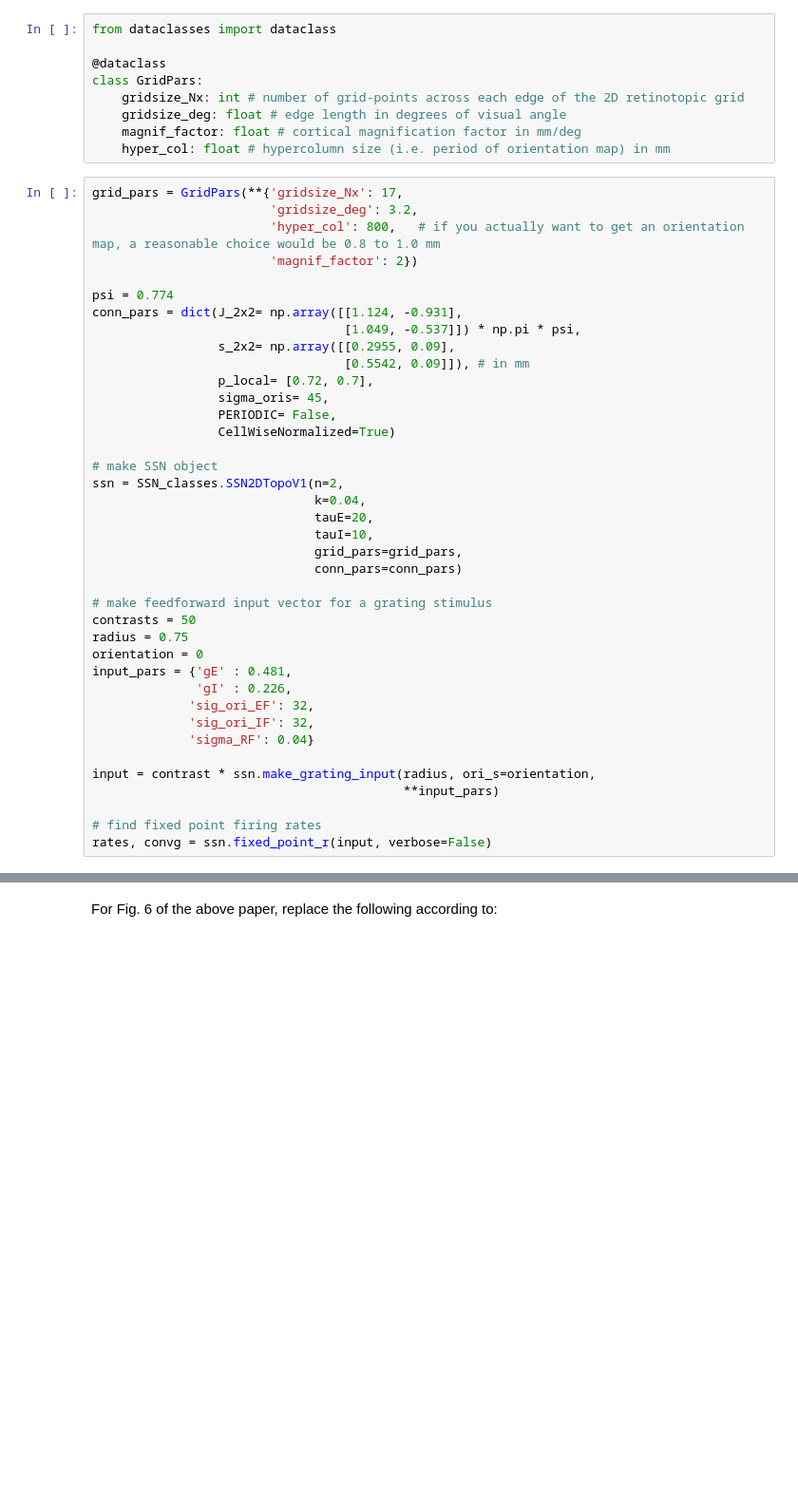
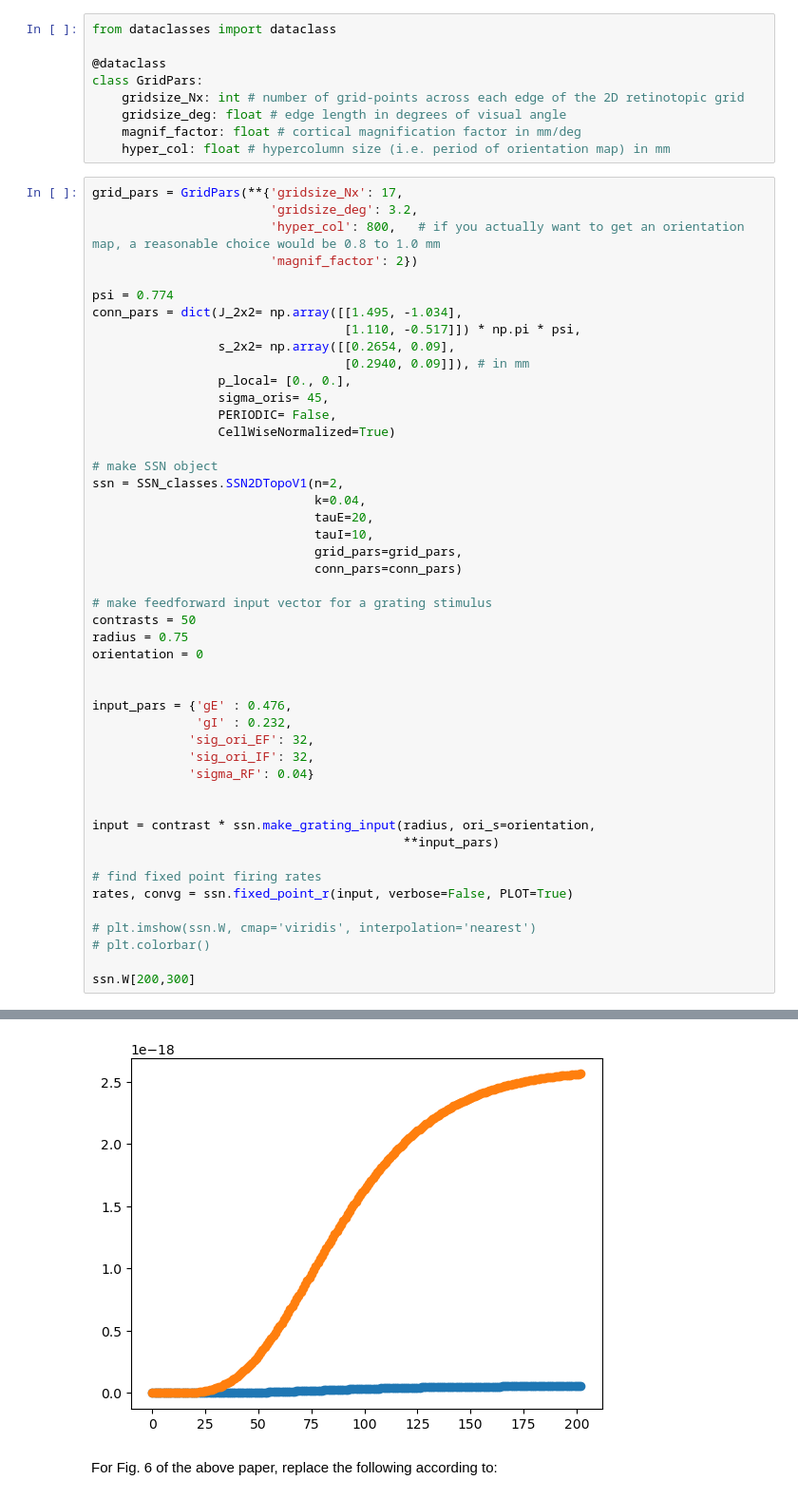
Before and after one commit to derek1909/ssn-simulator, a Jupyter notebook: Simple_Usage.ipynb, the cells around one changed output, grey strips where cells are left out. Shown at 95% size. Drawn from its saved outputs; the diff is of its cells as text; blank space fills up the shorter version.

```diff
--- a/Simple_Usage.ipynb
+++ b/Simple_Usage.ipynb
@@ -48,11 +132,11 @@ grid_pars = GridPars(**{'gridsize_Nx': 17,
                         'magnif_factor': 2})
 
 psi = 0.774
-conn_pars = dict(J_2x2= np.array([[1.124, -0.931],
-                                  [1.049, -0.537]]) * np.pi * psi,
-                 s_2x2= np.array([[0.2955, 0.09],
-                                  [0.5542, 0.09]]), # in mm
-                 p_local= [0.72, 0.7],
+conn_pars = dict(J_2x2= np.array([[1.495, -1.034],
+                                  [1.110, -0.517]]) * np.pi * psi,
+                 s_2x2= np.array([[0.2654, 0.09],
+                                  [0.2940, 0.09]]), # in mm
+                 p_local= [0., 0.],
                  sigma_oris= 45,
                  PERIODIC= False,
                  CellWiseNormalized=True)
@@ -69,14 +153,23 @@ ssn = SSN_classes.SSN2DTopoV1(n=2,
 contrasts = 50
 radius = 0.75
 orientation = 0
-input_pars = {'gE' : 0.481,
-              'gI' : 0.226,
+
+
+input_pars = {'gE' : 0.476,
+              'gI' : 0.232,
              'sig_ori_EF': 32,
              'sig_ori_IF': 32,
              'sigma_RF': 0.04}
+
 
 input = contrast * ssn.make_grating_input(radius, ori_s=orientation,
                                           **input_pars)
 
 # find fixed point firing rates
-rates, convg = ssn.fixed_point_r(input, verbose=False)
+rates, convg = ssn.fixed_point_r(input, verbose=False, PLOT=True)
+
+# plt.imshow(ssn.W, cmap='viridis', interpolation='nearest')
+# plt.colorbar()
+
+ssn.W[200,300]
+# %% [output]
@@ -83,3 +178,4 @@ rates, convg = ssn.fixed_point_r(input, verbose=False)
+[figure, added]
 # %% [markdown]
 For Fig. 6 of the above paper, replace the following according to:
 # %%
```
Also changed, not shown: parts of 7 cells of this notebook, 2 other files.
